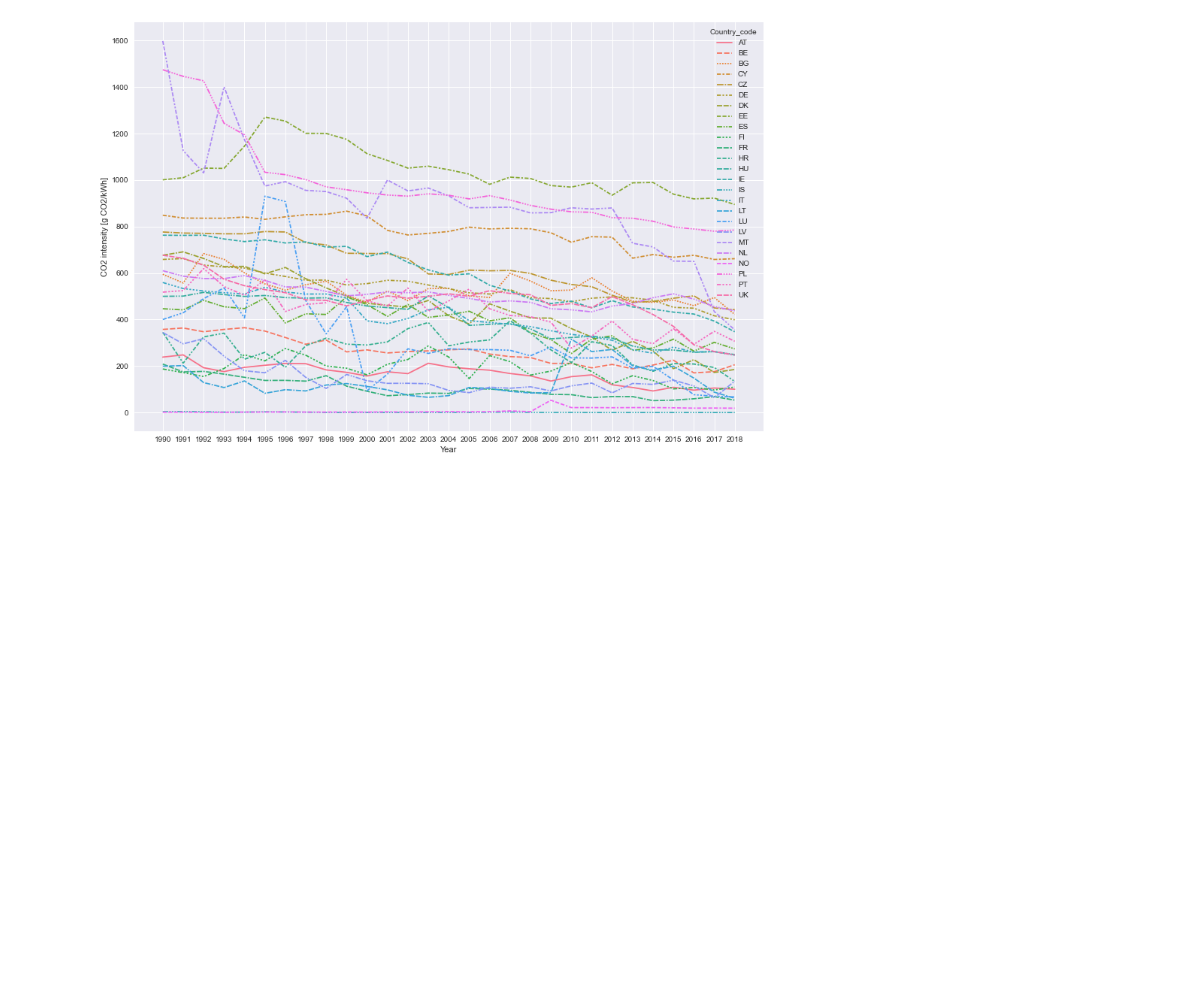
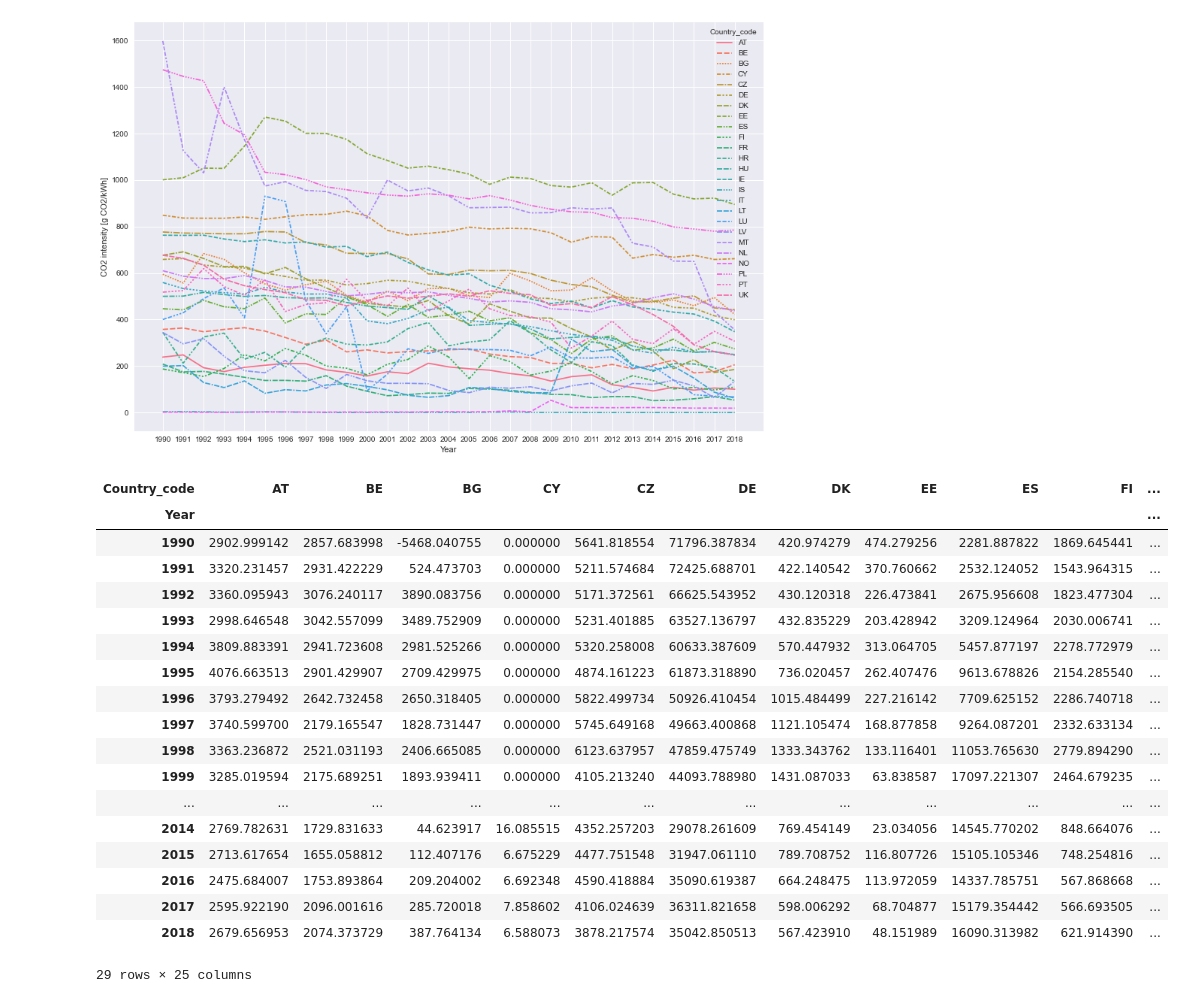
Before and after one commit to INATECH-CIG/CO2_emissions_factors, a Jupyter notebook: CO2 calculation top down methode according to EEA.ipynb, the cells around one changed output. Cells and saved outputs as stored; diff of their text form; code cells hidden in the pictures; blank space fills up the shorter version.

```diff
--- a/CO2 calculation according to EEA.ipynb
+++ b/CO2 calculation top down methode according to EEA.ipynb
@@ -36,14 +39,11 @@ def aligndata(data, CO2_cleaned):
 # %%
-# Create input, processed and output folders if they don't exist
-# If the paths are relative, the correspoding folders will be created inside the current working directory.
-
 input_directory_path = os.path.join('input')
-EEA_methode_input_directory_path = os.path.join('input', 'EEA_Methode')
+EEA_method_input_directory_path = os.path.join('input', 'EEA_Method')
 processed_directory_path = 'processed'
 output_directory_path = os.path.join('output')
 
 os.makedirs(input_directory_path, exist_ok=True)
-os.makedirs(EEA_methode_input_directory_path, exist_ok=True)
+os.makedirs(EEA_method_input_directory_path, exist_ok=True)
 os.makedirs(processed_directory_path, exist_ok=True)
 os.makedirs(output_directory_path, exist_ok=True)
 # %% [markdown]
@@ -80,7 +80,7 @@ print(EEA_filenames)
 # %%
 def load_energy_balance_data(path, fn):
     """
-    Load the raw energy balances reported in the eurostat database for all european countriesenergy from input directory.
+    Load the raw energy balances reported in the Eurostat database for all European countries from input directory.
 
     Parameters
     ----------
@@ -102,11 +102,11 @@ def load_energy_balance_data(path, fn):
 
 def load_UNFCC_data(path, fn):
     """
-    Load and standardize the raw UNFCC database for all european countriesenergy from input directory.
+    Load and standardize the raw UNFCC database for all European countries from input directory.
     Filter data: only sector '1.A.1.a' (CO2 for all energy production from Public Electricity Generation, Public Combined Heat and Power and Public Heat Plants)
     Filter data: only direct CO2 emissions
     Filter data: only from year 1990 upwards
-    CO2 emmissions in million tones Tg
+    CO2 Emissions in million tones Tg
 
     Parameters
     ----------
@@ -122,7 +122,7 @@ def load_UNFCC_data(path, fn):
 
     df = pd.read_csv(os.path.join(path, fn), sep = ',', header =0, encoding = 'unicode_escape',low_memory=False)
 
-    #sector and polutant selection
+    #sector and pollutant selection
     sector = '1.A.1.a' # CO2 for all energy production from Public Electricity Generation, Public Combined Heat and Power and Public Heat Plants
     pollutant = 'CO2' # only direct CO2
 
@@ -149,12 +149,12 @@ Image(filename="Input/EEA_Methode/EEA_methodology.png")
 # %% [markdown]
 ## load CO2_emissions reported from UNFCC
 # %%
-CO2_emissions_UNFCC = load_UNFCC_data(EEA_methode_input_directory_path, 'UNFCCC_v23.csv')
+CO2_emissions_UNFCC = load_UNFCC_data(EEA_method_input_directory_path, 'UNFCCC_v23.csv')
 # attention public electricity and heat generation only no autoproducers
 # %% [markdown]
 ## load energy balance sheet reported from eurostat
 # %%
-nrg_bal_c = load_energy_balance_data(EEA_methode_input_directory_path, 'nrg_bal_c.csv')
+nrg_bal_c = load_energy_balance_data(EEA_method_input_directory_path, 'nrg_bal_c.csv')
 # %% [markdown]
 ## energy related calculations
 # %% [markdown]
@@ -427,2 +429,24 @@ Text(0, 0.5, 'CO2 intensity [g CO2/kWh]')
 # %%
 CI_calc.to_csv(output_directory_path + '/CI_EEA_recalculated.csv')
+# %%
+CO2_from_AP_elec
+# %% [output]
+| Country_code | AT | BE | BG | CY | CZ | DE | DK | EE | ES | FI | ... |
+| Year |  |  |  |  |  |  |  |  |  |  | ... |
+| 1990 | 2902.999142 | 2857.683998 | -5468.040755 | 0.000000 | 5641.818554 | 71796.387834 | 420.974279 | 474.279256 | 2281.887822 | 1869.645441 | ... |
+| 1991 | 3320.231457 | 2931.422229 | 524.473703 | 0.000000 | 5211.574684 | 72425.688701 | 422.140542 | 370.760662 | 2532.124052 | 1543.964315 | ... |
+| 1992 | 3360.095943 | 3076.240117 | 3890.083756 | 0.000000 | 5171.372561 | 66625.543952 | 430.120318 | 226.473841 | 2675.956608 | 1823.477304 | ... |
+| 1993 | 2998.646548 | 3042.557099 | 3489.752909 | 0.000000 | 5231.401885 | 63527.136797 | 432.835229 | 203.428942 | 3209.124964 | 2030.006741 | ... |
+| 1994 | 3809.883391 | 2941.723608 | 2981.525266 | 0.000000 | 5320.258008 | 60633.387609 | 570.447932 | 313.064705 | 5457.877197 | 2278.772979 | ... |
+| 1995 | 4076.663513 | 2901.429907 | 2709.429975 | 0.000000 | 4874.161223 | 61873.318890 | 736.020457 | 262.407476 | 9613.678826 | 2154.285540 | ... |
+| 1996 | 3793.279492 | 2642.732458 | 2650.318405 | 0.000000 | 5822.499734 | 50926.410454 | 1015.484499 | 227.216142 | 7709.625152 | 2286.740718 | ... |
+| 1997 | 3740.599700 | 2179.165547 | 1828.731447 | 0.000000 | 5745.649168 | 49663.400868 | 1121.105474 | 168.877858 | 9264.087201 | 2332.633134 | ... |
+| 1998 | 3363.236872 | 2521.031193 | 2406.665085 | 0.000000 | 6123.637957 | 47859.475749 | 1333.343762 | 133.116401 | 11053.765630 | 2779.894290 | ... |
+| 1999 | 3285.019594 | 2175.689251 | 1893.939411 | 0.000000 | 4105.213240 | 44093.788980 | 1431.087033 | 63.838587 | 17097.221307 | 2464.679235 | ... |
+| ... | ... | ... | ... | ... | ... | ... | ... | ... | ... | ... | ... |
+| 2014 | 2769.782631 | 1729.831633 | 44.623917 | 16.085515 | 4352.257203 | 29078.261609 | 769.454149 | 23.034056 | 14545.770202 | 848.664076 | ... |
+| 2015 | 2713.617654 | 1655.058812 | 112.407176 | 6.675229 | 4477.751548 | 31947.061110 | 789.708752 | 116.807726 | 15105.105346 | 748.254816 | ... |
+| 2016 | 2475.684007 | 1753.893864 | 209.204002 | 6.692348 | 4590.418884 | 35090.619387 | 664.248475 | 113.972059 | 14337.785751 | 567.868668 | ... |
+| 2017 | 2595.922190 | 2096.001616 | 285.720018 | 7.858602 | 4106.024639 | 36311.821658 | 598.006292 | 68.704877 | 15179.354442 | 566.693505 | ... |
+| 2018 | 2679.656953 | 2074.373729 | 387.764134 | 6.588073 | 3878.217574 | 35042.850513 | 567.423910 | 48.151989 | 16090.313982 | 621.914390 | ... |
+29 rows × 25 columns
```
Also changed, not shown: parts of 13 cells of this notebook, 5 other files.
